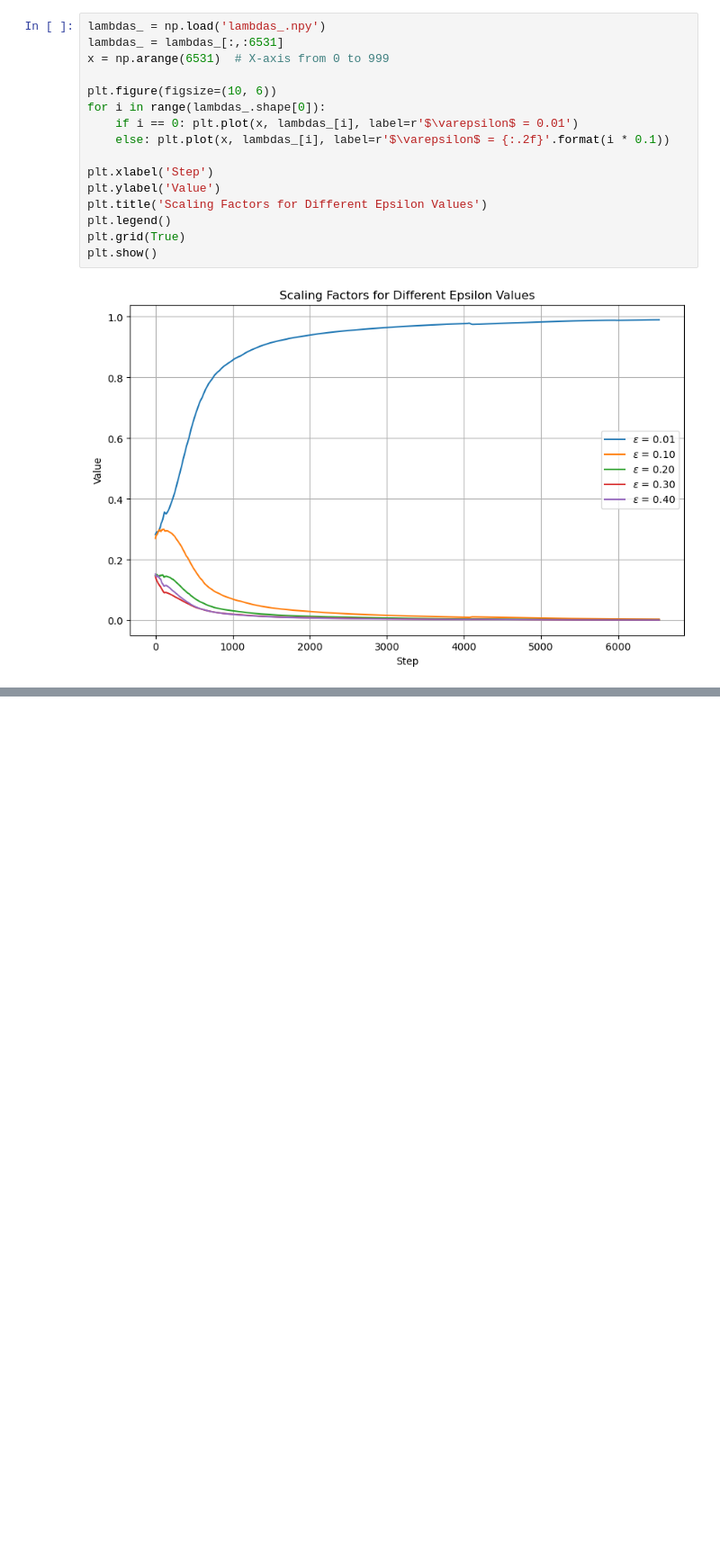
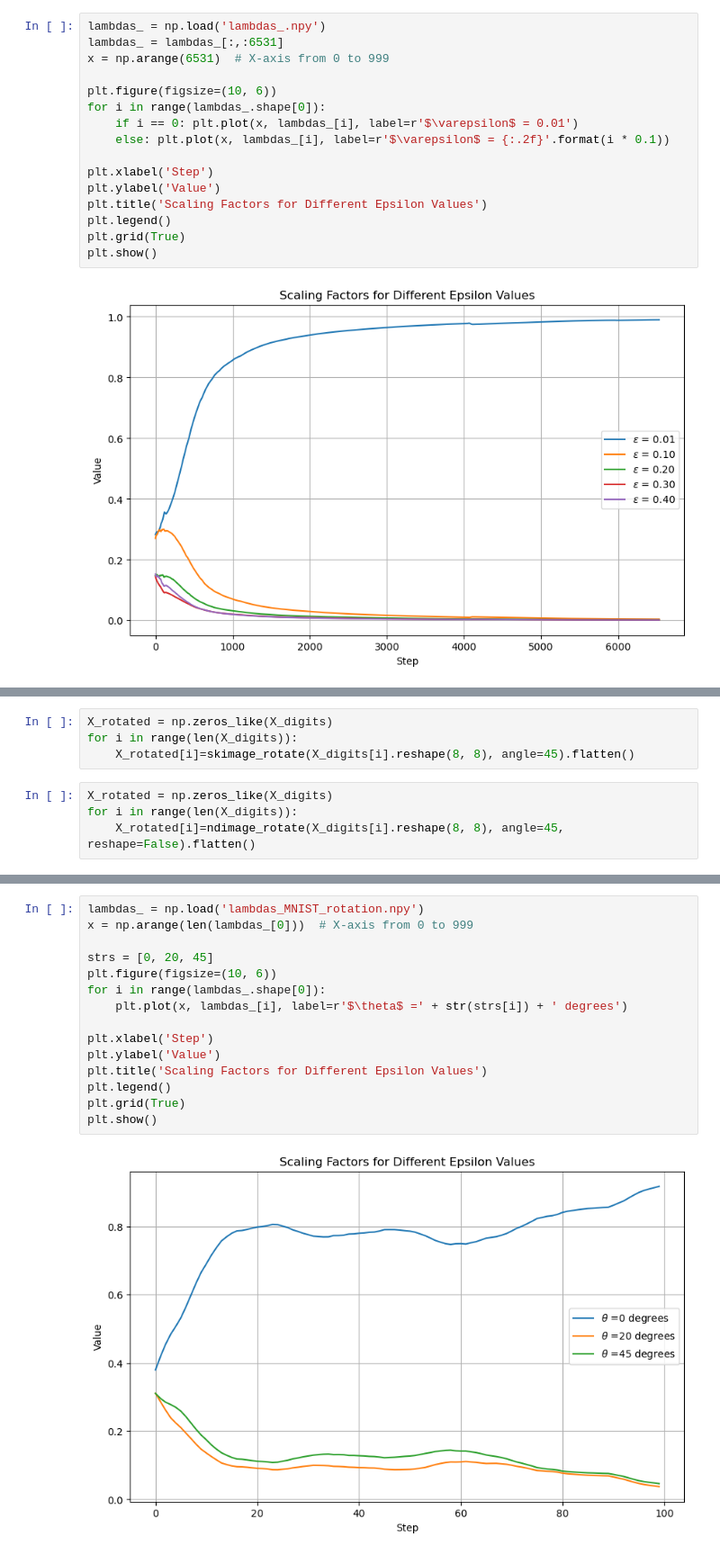
Before and after one commit to MikyLanfra/Learning-to-Optimize, a Jupyter notebook: Visualization.ipynb, the cells around one changed output, grey strips where cells are left out. Shown: that part at 90% size. Cells and saved outputs as stored; diff of their text form; blank space fills up the shorter version.

```diff
--- a/Visualization.ipynb
+++ b/Visualization.ipynb
@@ -68,0 +98,8 @@ plt.show()
+# %%
+X_rotated = np.zeros_like(X_digits)
+for i in range(len(X_digits)):
+    X_rotated[i]=skimage_rotate(X_digits[i].reshape(8, 8), angle=45).flatten()
+# %%
+X_rotated = np.zeros_like(X_digits)
+for i in range(len(X_digits)):
+    X_rotated[i]=ndimage_rotate(X_digits[i].reshape(8, 8), angle=45, reshape=False).flatten()
@@ -68,0 +118,17 @@ plt.show()
+# %%
+lambdas_ = np.load('lambdas_MNIST_rotation.npy')
+x = np.arange(len(lambdas_[0]))  # X-axis from 0 to 999
+
+strs = [0, 20, 45]
+plt.figure(figsize=(10, 6))
+for i in range(lambdas_.shape[0]):
+    plt.plot(x, lambdas_[i], label=r'$\theta$ =' + str(strs[i]) + ' degrees')
+
+plt.xlabel('Step')
+plt.ylabel('Value')
+plt.title('Scaling Factors for Different Epsilon Values')
+plt.legend()
+plt.grid(True)
+plt.show()
+# %% [output]
+[figure, added]
```
Also changed, not shown: parts of 7 cells of this notebook, 17 other files.
